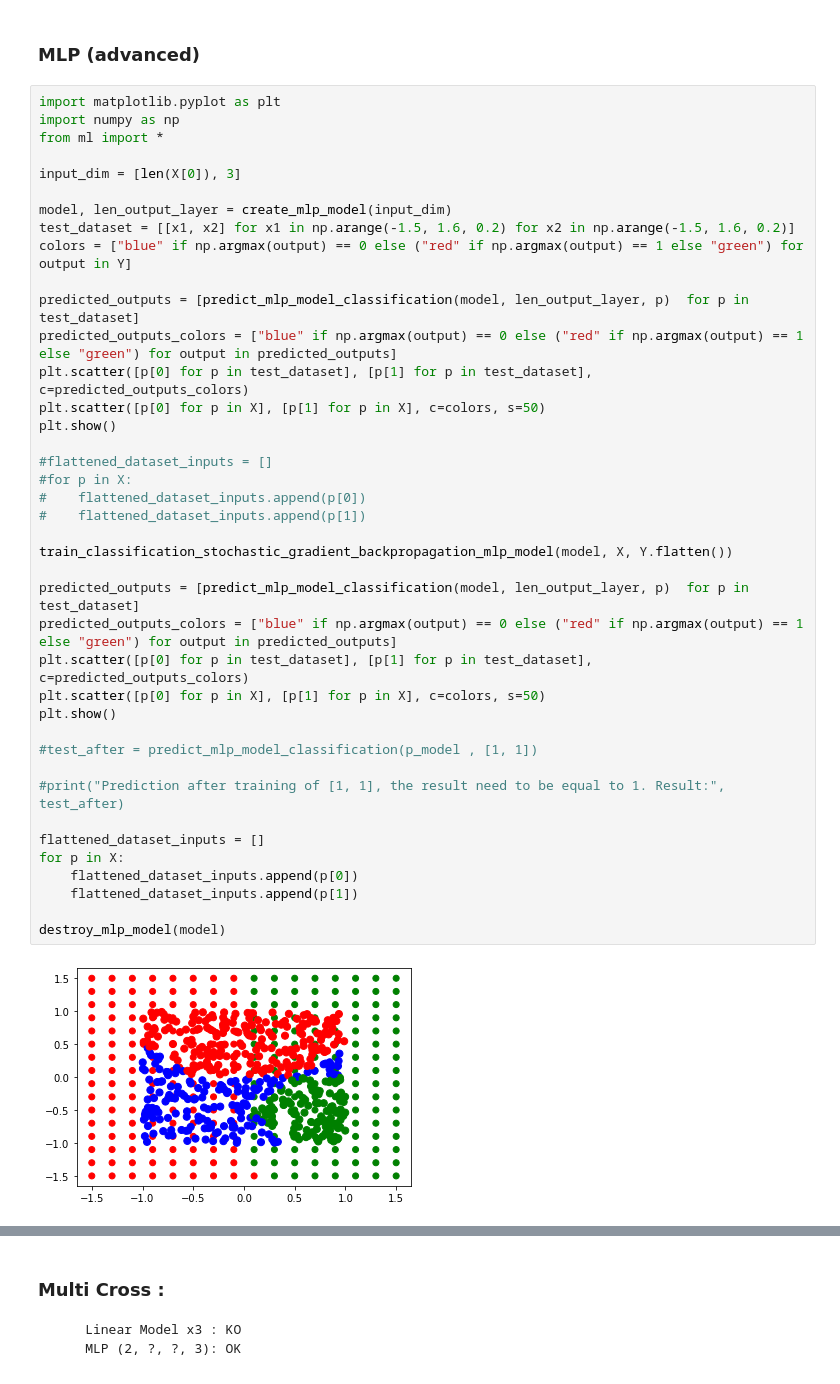
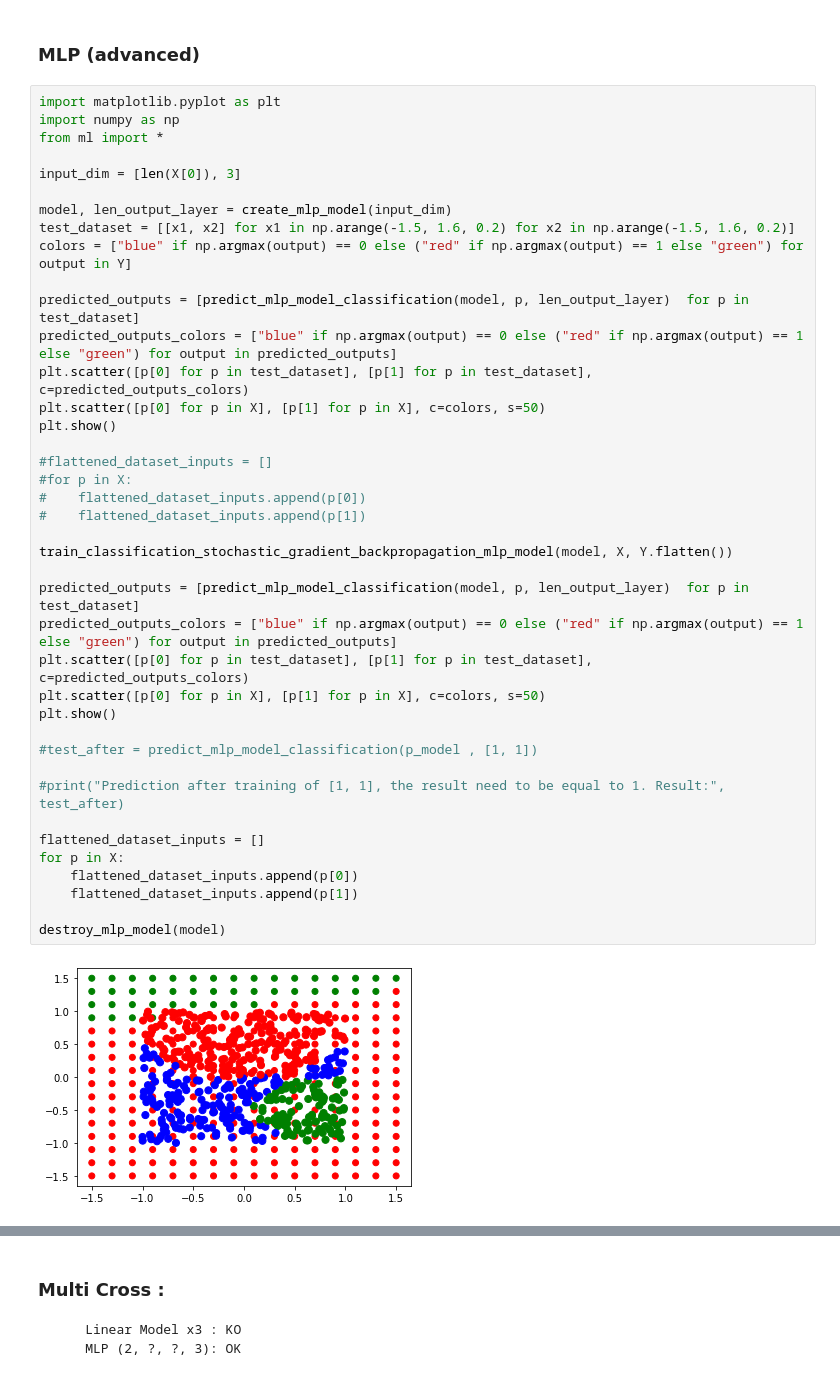
Before and after one commit to Levorilh/ml_python, a Jupyter notebook: Notebook___CAS_DE_TESTS.ipynb, the cells around one changed output, grey strips where cells are left out. Cells and saved outputs as stored; diff of their text form.

```diff
--- a/Notebook___CAS_DE_TESTS.ipynb
+++ b/Notebook___CAS_DE_TESTS.ipynb
@@ -997,34 +997,34 @@ model, len_output_layer = create_mlp_model(input_dim)
 test_dataset = [[x1, x2] for x1 in np.arange(-1.5, 1.6, 0.2) for x2 in np.arange(-1.5, 1.6, 0.2)]
 colors = ["blue" if np.argmax(output) == 0 else ("red" if np.argmax(output) == 1 else "green") for output in Y]
 
-predicted_outputs = [predict_mlp_model_classification(model, len_output_layer, p)  for p in test_dataset]
+predicted_outputs = [predict_mlp_model_classification(model, p, len_output_layer)  for p in test_dataset]
 predicted_outputs_colors = ["blue" if np.argmax(output) == 0 else ("red" if np.argmax(output) == 1 else "green") for output in predicted_outputs]
 plt.scatter([p[0] for p in test_dataset], [p[1] for p in test_dataset], c=predicted_outputs_colors)
 plt.scatter([p[0] for p in X], [p[1] for p in X], c=colors, s=50)
 plt.show()
 
 #flattened_dataset_inputs = []
 #for p in X:
 #    flattened_dataset_inputs.append(p[0])
 #    flattened_dataset_inputs.append(p[1])
 
 train_classification_stochastic_gradient_backpropagation_mlp_model(model, X, Y.flatten())
 
-predicted_outputs = [predict_mlp_model_classification(model, len_output_layer, p)  for p in test_dataset]
+predicted_outputs = [predict_mlp_model_classification(model, p, len_output_layer)  for p in test_dataset]
 predicted_outputs_colors = ["blue" if np.argmax(output) == 0 else ("red" if np.argmax(output) == 1 else "green") for output in predicted_outputs]
 plt.scatter([p[0] for p in test_dataset], [p[1] for p in test_dataset], c=predicted_outputs_colors)
 plt.scatter([p[0] for p in X], [p[1] for p in X], c=colors, s=50)
 plt.show()
 
 #test_after = predict_mlp_model_classification(p_model , [1, 1])
 
 #print("Prediction after training of [1, 1], the result need to be equal to 1. Result:", test_after)
 
 flattened_dataset_inputs = []
 for p in X:
     flattened_dataset_inputs.append(p[0])
     flattened_dataset_inputs.append(p[1])
 
 destroy_mlp_model(model)
 # %% [output]
-[figure, old version]
+[figure, new version]
```
Also changed, not shown: parts of 4 cells of this notebook, 1 other file.
